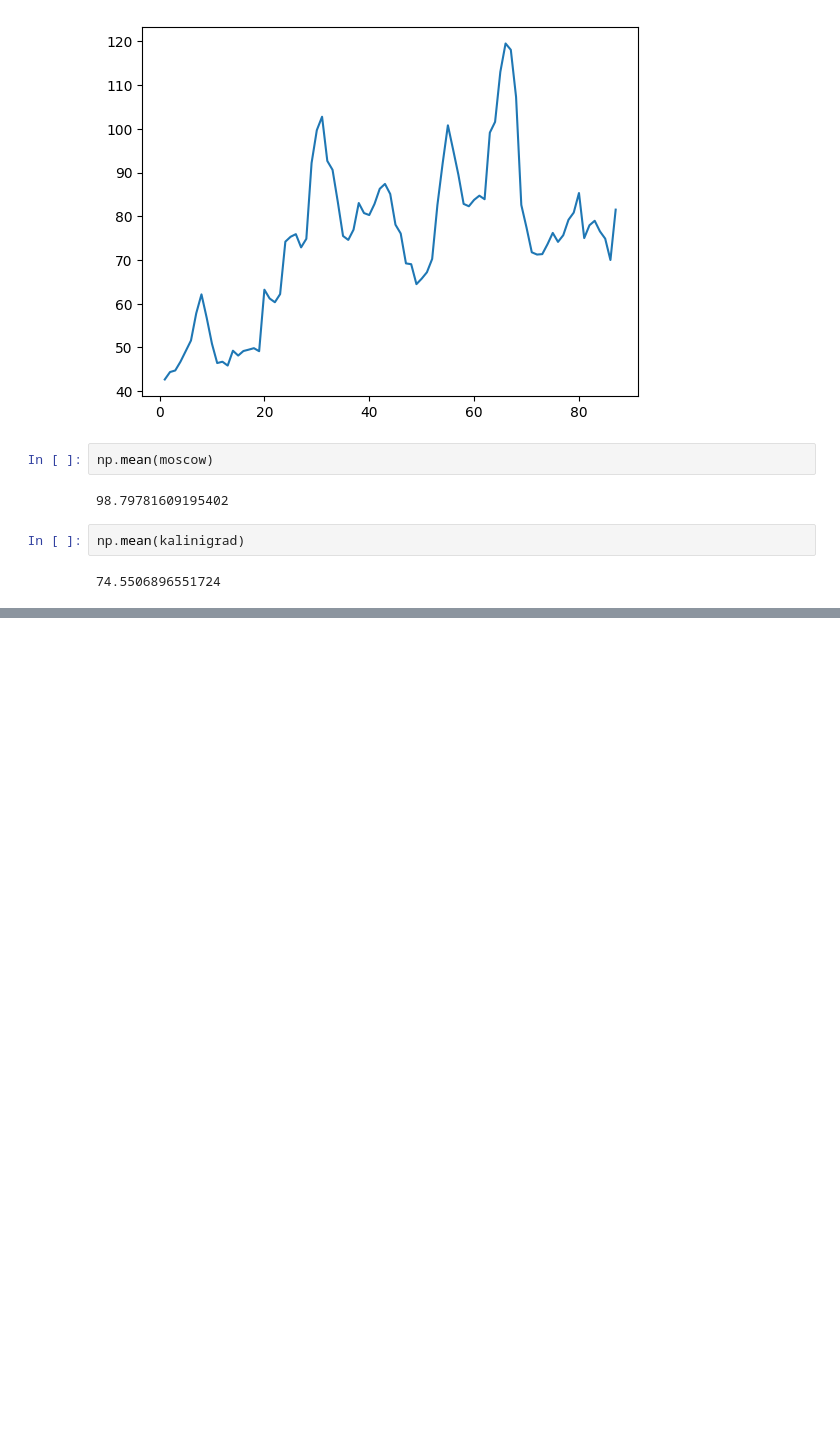
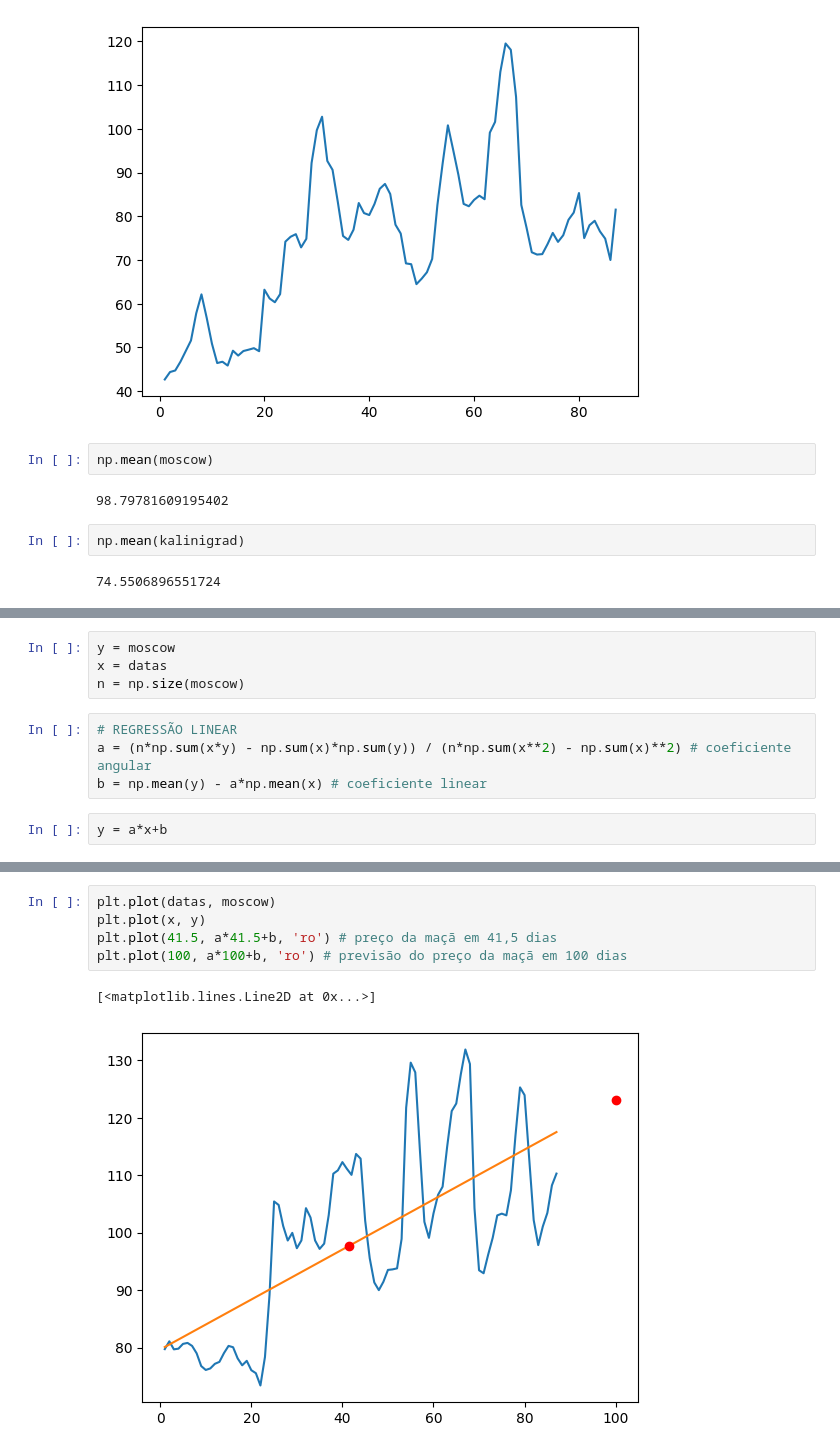
Before and after one commit to paulorobertovrc/alura-data-science, a Jupyter notebook: NumPy/principal.ipynb, the cells around one changed output, grey strips where cells are left out. Drawn from its saved outputs; the diff is of its cells as text; blank space fills up the shorter version.

```diff
--- a/NumPy/principal.ipynb
+++ b/NumPy/principal.ipynb
@@ -136,0 +202,10 @@ np.mean(kalinigrad)
+# %%
+y = moscow
+x = datas
+n = np.size(moscow)
+# %%
+# REGRESSÃO LINEAR
+a = (n*np.sum(x*y) - np.sum(x)*np.sum(y)) / (n*np.sum(x**2) - np.sum(x)**2) # coeficiente angular
+b = np.mean(y) - a*np.mean(x) # coeficiente linear
+# %%
+y = a*x+b
@@ -136,0 +216,8 @@ np.mean(kalinigrad)
+# %%
+plt.plot(datas, moscow)
+plt.plot(x, y)
+plt.plot(41.5, a*41.5+b, 'ro') # preço da maçã em 41,5 dias
+plt.plot(100, a*100+b, 'ro') # previsão do preço da maçã em 100 dias
+# %% [output]
+[<matplotlib.lines.Line2D at 0x...>]
+[figure, added]
```
Also changed, not shown: parts of 14 cells of this notebook.
